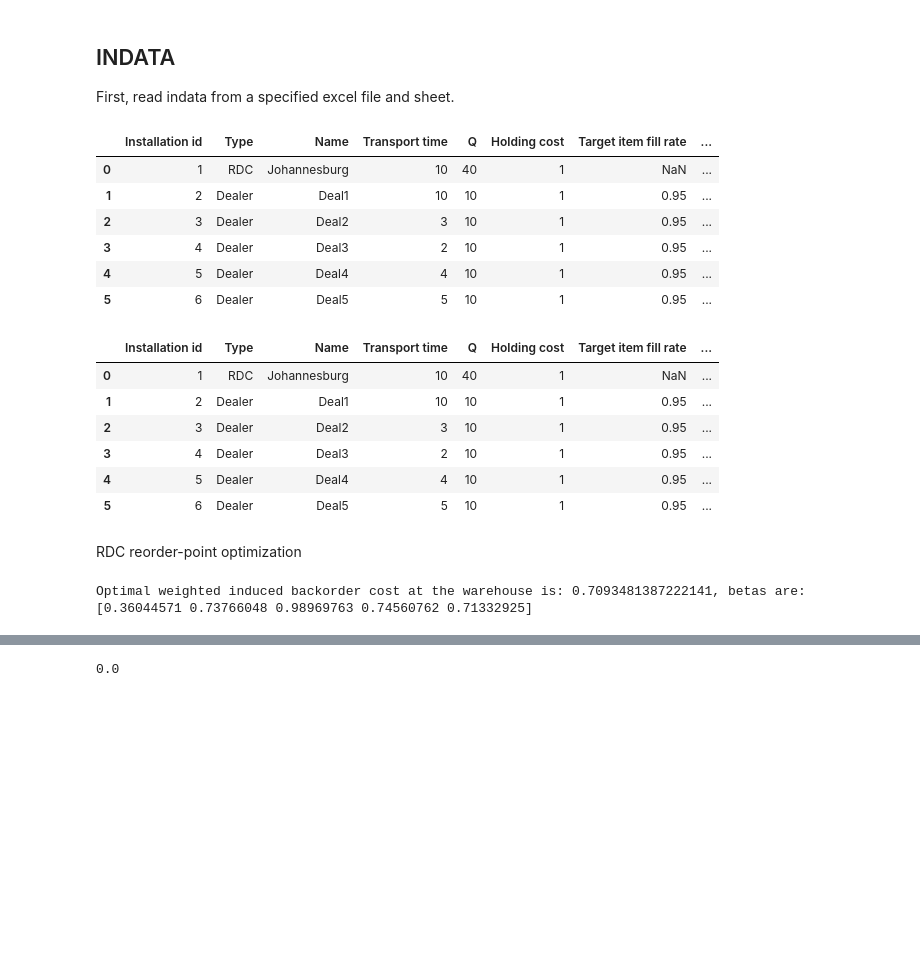
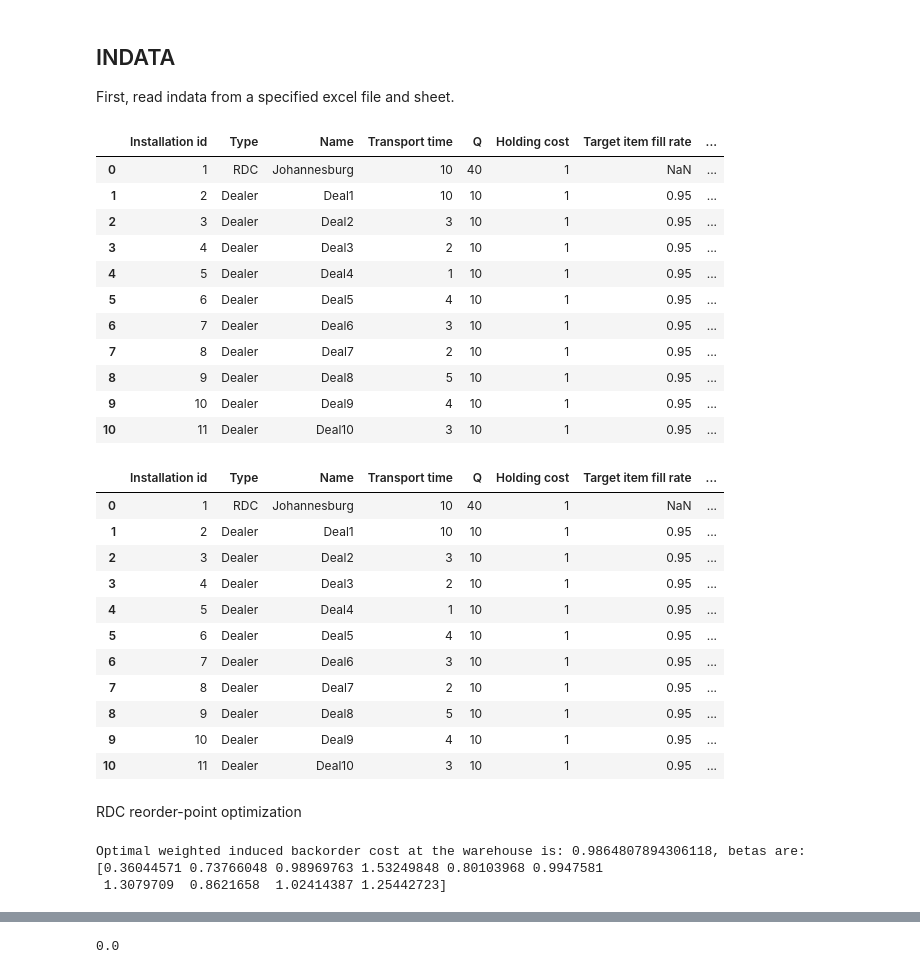
Before and after one commit to JBep/Master_thesis, a Jupyter notebook: reorder_point_optimization.ipynb, the cells around one changed output, grey strips where cells are left out. Drawn from its saved outputs; the diff is of its cells as text; code cells hidden in the pictures; blank space fills up the shorter version.

```diff
--- a/reorder_point_optimization.ipynb
+++ b/reorder_point_optimization.ipynb
@@ -16,19 +16,24 @@ from utils import *
 ## INDATA
 First, read indata from a specified excel file and sheet.
 # %%
-excel_path = "/Users/jakobbengtsson/Desktop/testdata_exjobb.xlsx"
-indata_sheet = "indata"
+excel_path = "/Users/AlexanderLarsson/documents/VSCode/test_indata.xlsx"
+indata_sheet = "test_case_1"
 indataDF = pd.read_excel(excel_path,indata_sheet)
 outdataDF = indataDF.copy()
 indataDF
 # %% [output]
 |  | Installation id | Type | Name | Transport time | Q | Holding cost | Target item fill rate | ... |
 | 0 | 1 | RDC | Johannesburg | 10 | 40 | 1 | NaN | ... |
 | 1 | 2 | Dealer | Deal1 | 10 | 10 | 1 | 0.95 | ... |
 | 2 | 3 | Dealer | Deal2 | 3 | 10 | 1 | 0.95 | ... |
 | 3 | 4 | Dealer | Deal3 | 2 | 10 | 1 | 0.95 | ... |
-| 4 | 5 | Dealer | Deal4 | 4 | 10 | 1 | 0.95 | ... |
-| 5 | 6 | Dealer | Deal5 | 5 | 10 | 1 | 0.95 | ... |
+| 4 | 5 | Dealer | Deal4 | 1 | 10 | 1 | 0.95 | ... |
+| 5 | 6 | Dealer | Deal5 | 4 | 10 | 1 | 0.95 | ... |
+| 6 | 7 | Dealer | Deal6 | 3 | 10 | 1 | 0.95 | ... |
+| 7 | 8 | Dealer | Deal7 | 2 | 10 | 1 | 0.95 | ... |
+| 8 | 9 | Dealer | Deal8 | 5 | 10 | 1 | 0.95 | ... |
+| 9 | 10 | Dealer | Deal9 | 4 | 10 | 1 | 0.95 | ... |
+| 10 | 11 | Dealer | Deal10 | 3 | 10 | 1 | 0.95 | ... |
 # %%
 Q_dealer_arr = indataDF.get(indataDF["Type"] == "Dealer").get("Q").to_numpy()
 mu_dealer_arr = indataDF.get(indataDF["Type"] == "Dealer").get("Demand mean").to_numpy()
@@ -54,8 +59,13 @@ outdataDF
 | 1 | 2 | Dealer | Deal1 | 10 | 10 | 1 | 0.95 | ... |
 | 2 | 3 | Dealer | Deal2 | 3 | 10 | 1 | 0.95 | ... |
 | 3 | 4 | Dealer | Deal3 | 2 | 10 | 1 | 0.95 | ... |
-| 4 | 5 | Dealer | Deal4 | 4 | 10 | 1 | 0.95 | ... |
-| 5 | 6 | Dealer | Deal5 | 5 | 10 | 1 | 0.95 | ... |
+| 4 | 5 | Dealer | Deal4 | 1 | 10 | 1 | 0.95 | ... |
+| 5 | 6 | Dealer | Deal5 | 4 | 10 | 1 | 0.95 | ... |
+| 6 | 7 | Dealer | Deal6 | 3 | 10 | 1 | 0.95 | ... |
+| 7 | 8 | Dealer | Deal7 | 2 | 10 | 1 | 0.95 | ... |
+| 8 | 9 | Dealer | Deal8 | 5 | 10 | 1 | 0.95 | ... |
+| 9 | 10 | Dealer | Deal9 | 4 | 10 | 1 | 0.95 | ... |
+| 10 | 11 | Dealer | Deal10 | 3 | 10 | 1 | 0.95 | ... |
 # %% [markdown]
 RDC reorder-point optimization
 # %%
@@ -76,7 +86,8 @@ outdataDF.loc[outdataDF["Type"] == "RDC", "Beta"] = beta_rdc
 outdataDF.loc[outdataDF["Type"] == "Dealer", "Beta"] = beta_arr
 print(f"Optimal weighted induced backorder cost at the warehouse is: {beta_rdc}, betas are: {beta_arr}")
 # %% [output]
-Optimal weighted induced backorder cost at the warehouse is: 0.7093481387222141, betas are: [0.36044571 0.73766048 0.98969763 0.74560762 0.71332925]
+Optimal weighted induced backorder cost at the warehouse is: 0.9864807894306118, betas are: [0.36044571 0.73766048 0.98969763 1.53249848 0.80103968 0.9947581
+ 1.3079709  0.8621658  1.02414387 1.25442723]
 # %%
 h_rdc = float(indataDF.get(indataDF["Type"] == "RDC").get("Holding cost"))
 Q_0 = int(indataDF.get(indataDF["Type"] == "RDC").get("Q"))
```
Also changed, not shown: parts of 4 cells of this notebook, 1 other file.
